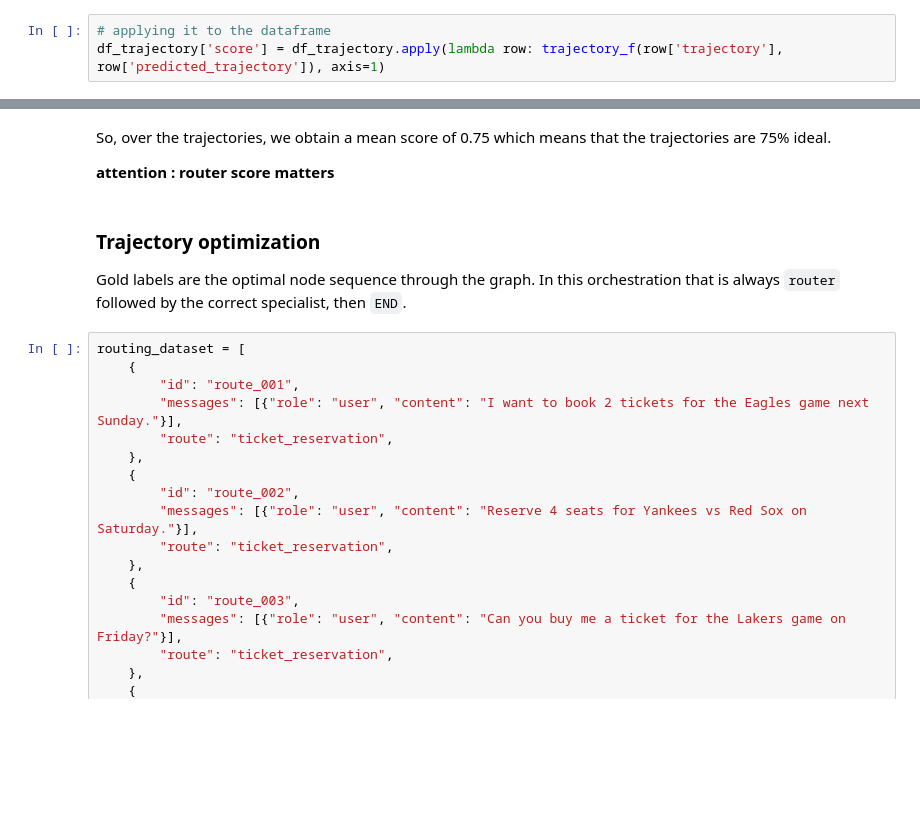
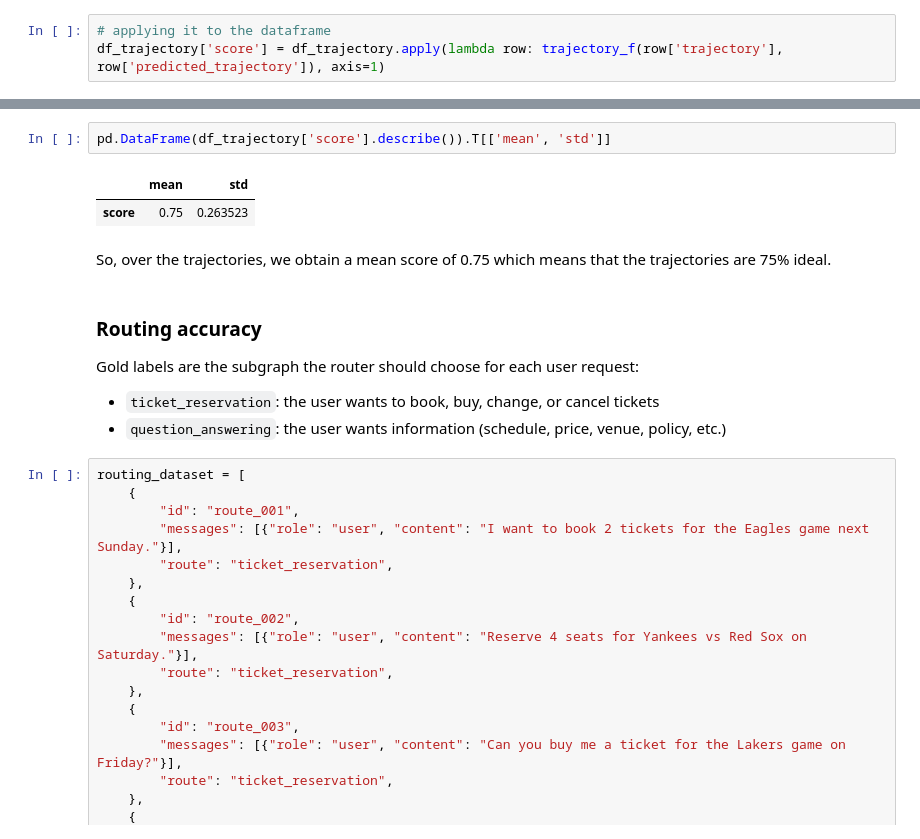
Before and after one commit to MHaurel/evaluating-agents, a Jupyter notebook: evaluation.ipynb, the cells around one changed output, grey strips where cells are left out. Cells and saved outputs as stored; diff of their text form; blank space fills up the shorter version.

```diff
--- a/evaluation.ipynb
+++ b/evaluation.ipynb
@@ -261,15 +417,20 @@ min       0.500000
 75%       1.000000
 max       1.000000
 Name: score, dtype: float64
+# %%
+pd.DataFrame(df_trajectory['score'].describe()).T[['mean', 'std']]
+# %% [output]
+|  | mean | std |
+| score | 0.75 | 0.263523 |
 # %% [markdown]
 So, over the trajectories, we obtain a mean score of 0.75 which means that the trajectories are 75% ideal.
-
-**attention : router score matters**
-# %% [markdown]
-### Trajectory optimization
-
-Gold labels are the optimal node sequence through the graph.
-In this orchestration that is always `router` followed by the correct specialist, then `END`.
+# %% [markdown]
+### Routing accuracy
+
+Gold labels are the subgraph the router should choose for each user request:
+
+- `ticket_reservation`: the user wants to book, buy, change, or cancel tickets
+- `question_answering`: the user wants information (schedule, price, venue, policy, etc.)
 # %%
 routing_dataset = [
     {
```
Also changed, not shown: parts of 25 cells of this notebook.
